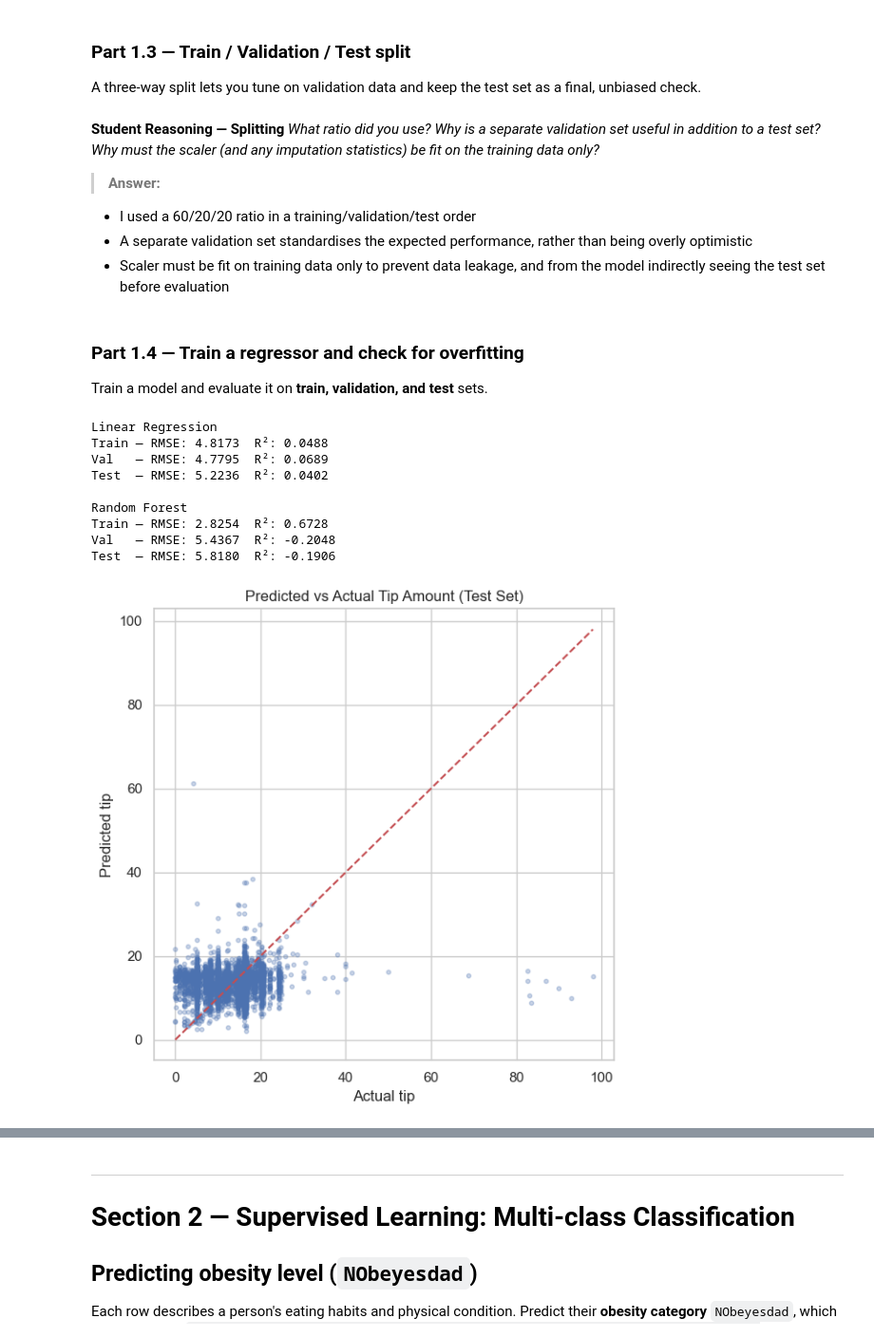
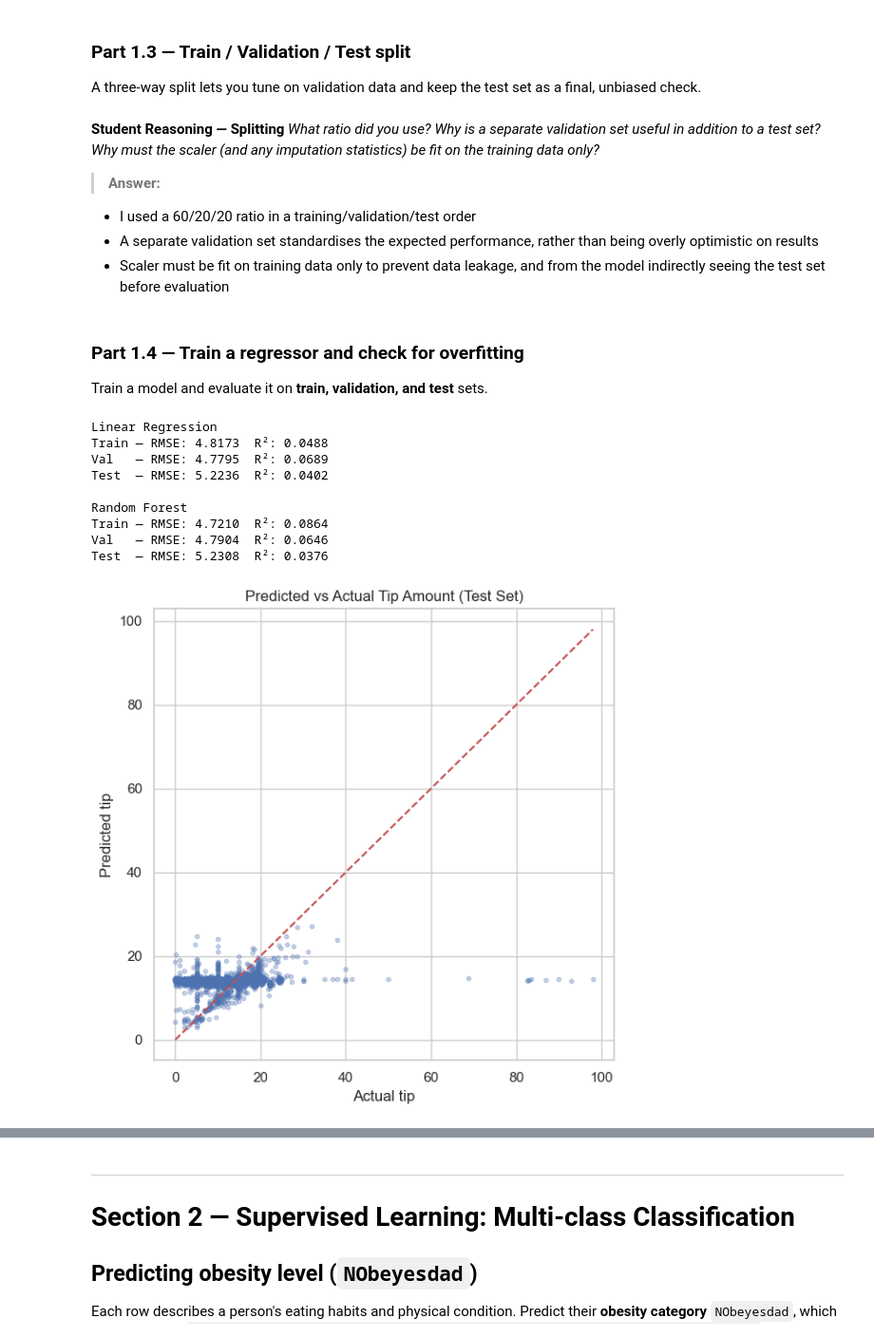
Before and after one commit to jupiterbouncer/Subair_Oluwademilade_Lab2, a Jupyter notebook: lab_2_predictive_analytics.ipynb, the cells around one changed output, grey strips where cells are left out. Shown at 95% size. Saved outputs shown, nothing was run; the diff lists cells and outputs as text; code cells hidden in the pictures.

```diff
--- a/lab_2_predictive_analytics.ipynb
+++ b/lab_2_predictive_analytics.ipynb
@@ -143,6 +140,8 @@ _What is the shape of the data? Are there missing values or impossible values
 
 Clean the data and create features that help predict the tip.
 # %%
+from sklearn.preprocessing import StandardScaler  # (fitting on TRAIN only)
+
 # Handle missing / invalid rows
 # drop or impute NaNs;
 taxi = taxi.dropna()
@@ -156,6 +155,10 @@ taxi = taxi[taxi.fare_amount > 0]
 # decide how to treat negative tip_amount values.
 taxi = taxi[taxi.tip_amount >= 0]
 
+# filtering payment type to 1 (credit)
+taxi = taxi[taxi["payment_type"] == 1]
+taxi = taxi.drop(columns=["payment_type"])
+
 # Feature engineering — create at least ONE new, justified feature, for example:
 #   - tip_rate proxy, fare-per-mile = fare_amount / trip_distance
 taxi["fare_per_mile"] = taxi["fare_amount"] / taxi["trip_distance"]
@@ -164,22 +167,18 @@ taxi["fare_per_mile"] = taxi["fare_amount"] / taxi["trip_distance"]
 taxi["total_surcharges"] = (
     taxi["mta_tax"] + taxi["tolls_amount"] + taxi["improvement_surcharge"]
 )
-#   (Careful: do NOT leak the target. Do not build features directly from tip_amount.)
+# (Careful to NOT leak the target and not build features directly from tip_amount.)
 
-# Decide which columns are categorical (e.g. VendorID, RatecodeID, payment_type,
+# Deciding which columns are categorical (e.g. VendorID, RatecodeID, payment_type,
 # store_and_fwd_flag) vs numeric, and encode the categoricals (pd.get_dummies or OneHotEncoder).
-taxi = pd.get_dummies(
-    taxi, columns=["VendorID", "RatecodeID", "payment_type", "store_and_fwd_flag"]
-)
+taxi = pd.get_dummies(taxi, columns=["VendorID", "RatecodeID", "store_and_fwd_flag"])
 
 # Scale the numeric features.
-from sklearn.preprocessing import StandardScaler  # (fit on TRAIN only — see Part 1.3)
-
 numeric_cols = ["trip_distance", "fare_amount", "fare_per_mile", "total_surcharges"]
 
 scaler = StandardScaler()
 
-# taxi[numeric_cols] = scaler.fit_transform(taxi[numeric_cols])  # call this after train/test split
+# taxi[numeric_cols] = scaler.fit_transform(taxi[numeric_cols])  # calling this after train/test split
 # %% [markdown]
 **Student Reasoning — Taxi preprocessing**
 _1. How did you handle missing/invalid rows and why?_
@@ -216,7 +223,7 @@ Why must the scaler (and any imputation statistics) be fit on the training data
 > **Answer:**
 
 - I used a 60/20/20 ratio in a training/validation/test order
-- A separate validation set standardises the expected performance, rather than being overly optimistic
+- A separate validation set standardises the expected performance, rather than being overly optimistic on results
 - Scaler must be fit on training data only to prevent data leakage, and from the model indirectly seeing the test set before evaluation
 # %% [markdown]
 ### Part 1.4 — Train a regressor and check for overfitting
@@ -228,46 +235,59 @@ from sklearn.ensemble import RandomForestRegressor
 from sklearn.metrics import mean_squared_error, r2_score
 import matplotlib.pyplot as plt
 
+
 # Import, initialise, and train a regression model.
 def evaluate(model, X_train, y_train, X_val, y_val, X_test, y_test):
-    for name, X, y in [("Train", X_train, y_train), ("Val", X_val, y_val), ("Test", X_test, y_test)]:
+    for name, X, y in [
+        ("Train", X_train, y_train),
+        ("Val", X_val, y_val),
+        ("Test", X_test, y_test),
+    ]:
         pred = model.predict(X)
-        rmse = mean_squared_error(y, pred) ** 0.5    # Report RMSE and R^2 for ALL THREE sets.
-        r2   = r2_score(y, pred)
+        rmse = (
+            mean_squared_error(y, pred) ** 0.5
+        )  # Report RMSE and R^2 for ALL THREE sets.
+        r2 = r2_score(y, pred)
         print(f"{name:5s} — RMSE: {rmse:.4f}  R²: {r2:.4f}")
+
 
 # Start simple (LinearRegression), then try a more flexible model
 lr = LinearRegression()
 lr.fit(X_train, y_train)
 print("Linear Regression")
 evaluate(lr, X_train, y_train, X_val, y_val, X_test, y_test)
 
 # (e.g. RandomForestRegressor or DecisionTreeRegressor) and compare.
-rf = RandomForestRegressor(n_estimators = 100, random_state = random_state)
+rf = RandomForestRegressor(
+    n_estimators=200,  # more trees for more stable predictions
+    max_depth=10,  # prevents memorising individual trips
+    min_samples_leaf=10,  # smooth predictions on noisy tip data
+    random_state=random_state,
+)
 rf.fit(X_train, y_train)
 print("\nRandom Forest")
 evaluate(rf, X_train, y_train, X_val, y_val, X_test, y_test)
 
 # Predict on train, validation, and test sets.
 y_pred_test = rf.predict(X_test)
 
 # Plot predicted vs actual tip for the test set (a scatter with the y=x line)
-plt.figure(figsize = (6, 6))
-plt.scatter(y_test, y_pred_test, alpha = 0.3, s = 10)
-plt.plot([y_test.min(), y_test.max()], [y_test.min(), y_test.max()], 'r--')
+plt.figure(figsize=(6, 6))
+plt.scatter(y_test, y_pred_test, alpha=0.3, s=10)
+plt.plot([y_test.min(), y_test.max()], [y_test.min(), y_test.max()], "r--")
 plt.xlabel("Actual tip")
 plt.ylabel("Predicted tip")
 plt.title("Predicted vs Actual Tip Amount (Test Set)")
 plt.tight_layout()
 plt.show()
 # %% [output]
 Linear Regression
 Train — RMSE: 4.8173  R²: 0.0488
 Val   — RMSE: 4.7795  R²: 0.0689
 Test  — RMSE: 5.2236  R²: 0.0402
 
 Random Forest
-Train — RMSE: 2.8254  R²: 0.6728
-Val   — RMSE: 5.4367  R²: -0.2048
-Test  — RMSE: 5.8180  R²: -0.1906
+Train — RMSE: 4.7210  R²: 0.0864
+Val   — RMSE: 4.7904  R²: 0.0646
+Test  — RMSE: 5.2308  R²: 0.0376
-[figure, old version]
+[figure, new version]
```
Also changed, not shown: parts of 22 cells of this notebook.
